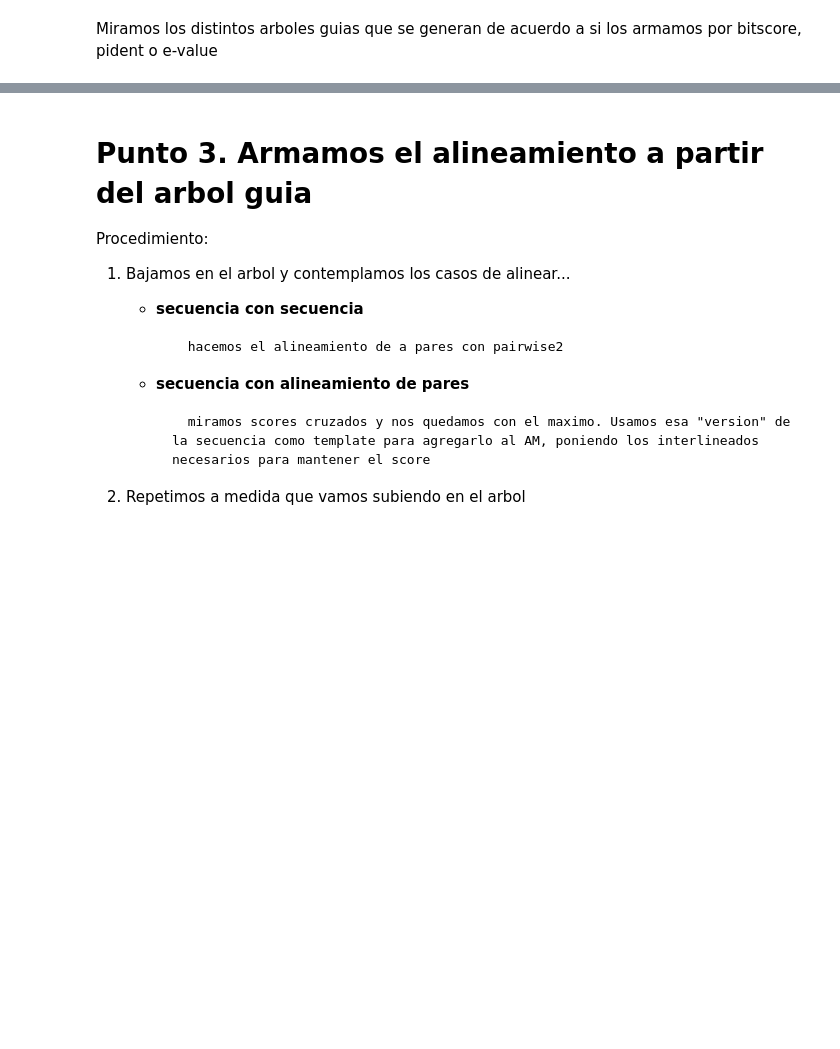
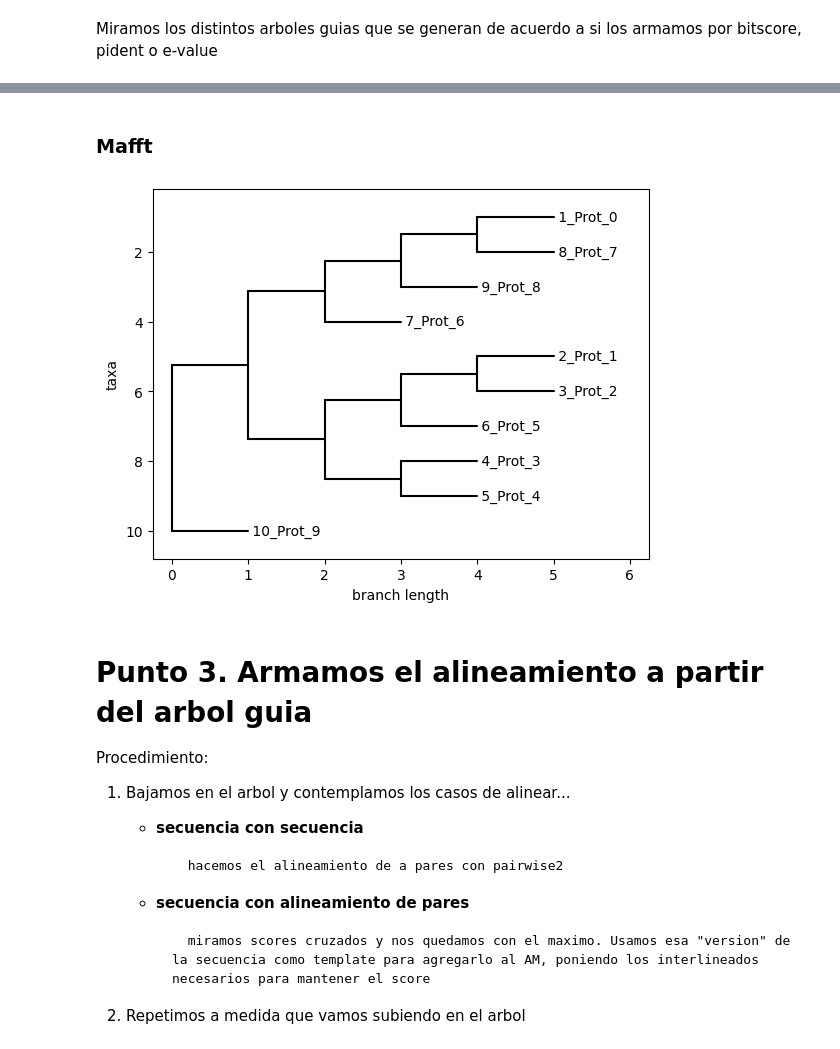
Before and after one commit to NadinaMaia/BioinformaticaAvanzada, a Jupyter notebook: tp3/TP3.ipynb, the cells around one changed output, grey strips where cells are left out. Saved outputs shown, nothing was run; the diff lists cells and outputs as text; code cells hidden in the pictures; blank space fills up the shorter version.

```diff
--- a/tp3/TP3.ipynb
+++ b/tp3/TP3.ipynb
@@ -500,9 +397,12 @@ Con una libreria de clustering gerarquico comparamos nuestro algoritmo para ver
+# %% [markdown]
+### Mafft
 # %%
-#Muscle
-tree = Phylo.read("quinasas.fasta.tree", "newick")
+tree = Phylo.read("arbol_mafft.tree", "newick")
 
 tree_no_lengths = copy.deepcopy(tree)
 for clade in tree_no_lengths.find_clades():
     clade.branch_length = None
 
 Phylo.draw(tree_no_lengths)
+# %% [output]
+[figure, added]
```
Also changed, not shown: parts of 21 cells of this notebook, 3 other files.
